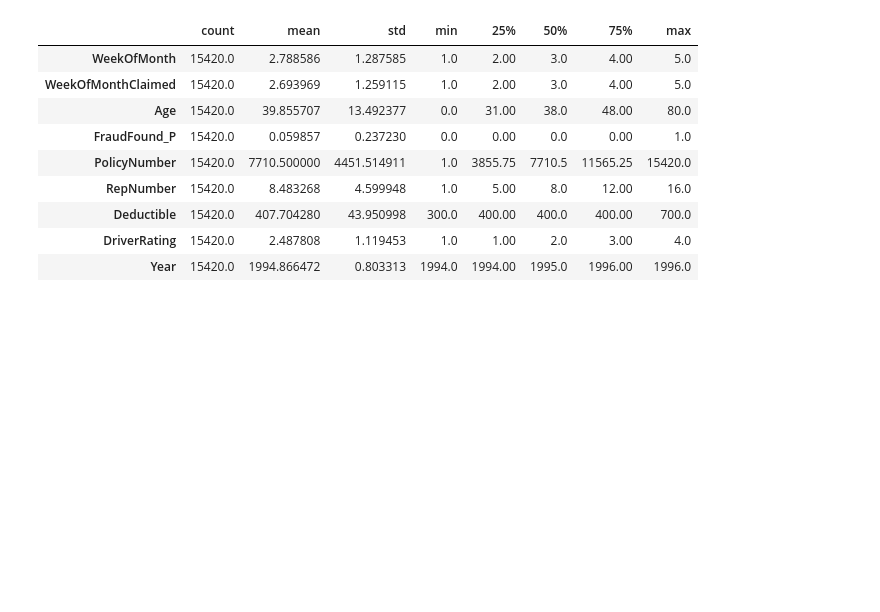
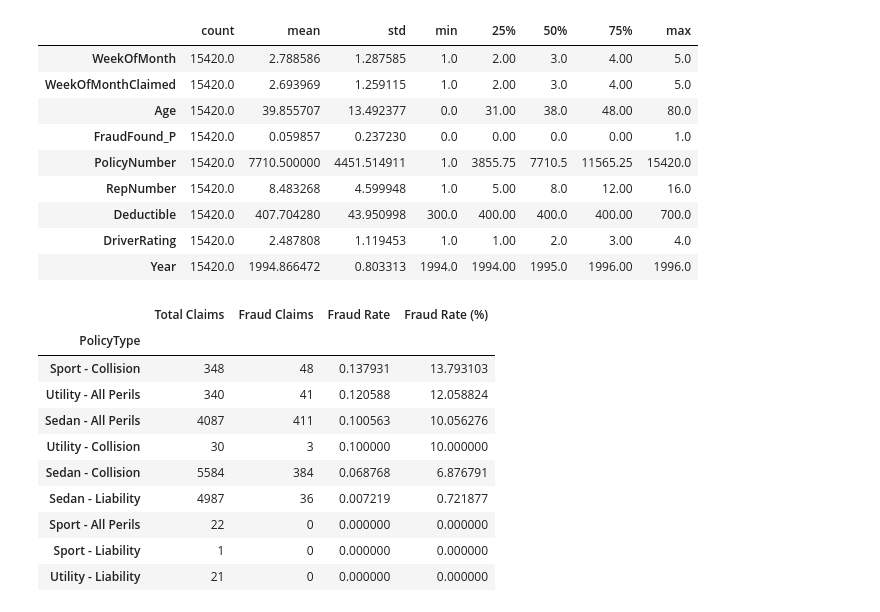
Before and after one commit to m-arij/f20dl-vehicle-fraud-ug-group9, a Jupyter notebook: notebooks/tabular_eda.ipynb, the cells around one changed output. Saved outputs shown, nothing was run; the diff lists cells and outputs as text; code cells hidden in the pictures; blank space fills up the shorter version.

```diff
--- a/notebooks/tabular_eda.ipynb
+++ b/notebooks/tabular_eda.ipynb
@@ -209,3 +209,33 @@ Numerical features:
 | Deductible | 15420.0 | 407.704280 | 43.950998 | 300.0 | 400.00 | 400.0 | 400.00 | 700.0 |
 | DriverRating | 15420.0 | 2.487808 | 1.119453 | 1.0 | 1.00 | 2.0 | 3.00 | 4.0 |
 | Year | 15420.0 | 1994.866472 | 0.803313 | 1994.0 | 1994.00 | 1995.0 | 1996.00 | 1996.0 |
+# %%
+policy_fraud = (
+    df.groupby("PolicyType")["FraudFound_P"]
+    .agg(["count", "sum", "mean"])
+    .sort_values("mean", ascending=False)
+)
+
+policy_fraud.columns = [
+    "Total Claims",
+    "Fraud Claims",
+    "Fraud Rate"
+]
+
+policy_fraud["Fraud Rate (%)"] = (
+    policy_fraud["Fraud Rate"] * 100
+)
+
+display(policy_fraud)
+# %% [output]
+|  | Total Claims | Fraud Claims | Fraud Rate | Fraud Rate (%) |
+| PolicyType |  |  |  |  |
+| Sport - Collision | 348 | 48 | 0.137931 | 13.793103 |
+| Utility - All Perils | 340 | 41 | 0.120588 | 12.058824 |
+| Sedan - All Perils | 4087 | 411 | 0.100563 | 10.056276 |
+| Utility - Collision | 30 | 3 | 0.100000 | 10.000000 |
+| Sedan - Collision | 5584 | 384 | 0.068768 | 6.876791 |
+| Sedan - Liability | 4987 | 36 | 0.007219 | 0.721877 |
+| Sport - All Perils | 22 | 0 | 0.000000 | 0.000000 |
+| Sport - Liability | 1 | 0 | 0.000000 | 0.000000 |
+| Utility - Liability | 21 | 0 | 0.000000 | 0.000000 |
```
Also changed, not shown: parts of 3 cells of this notebook.
